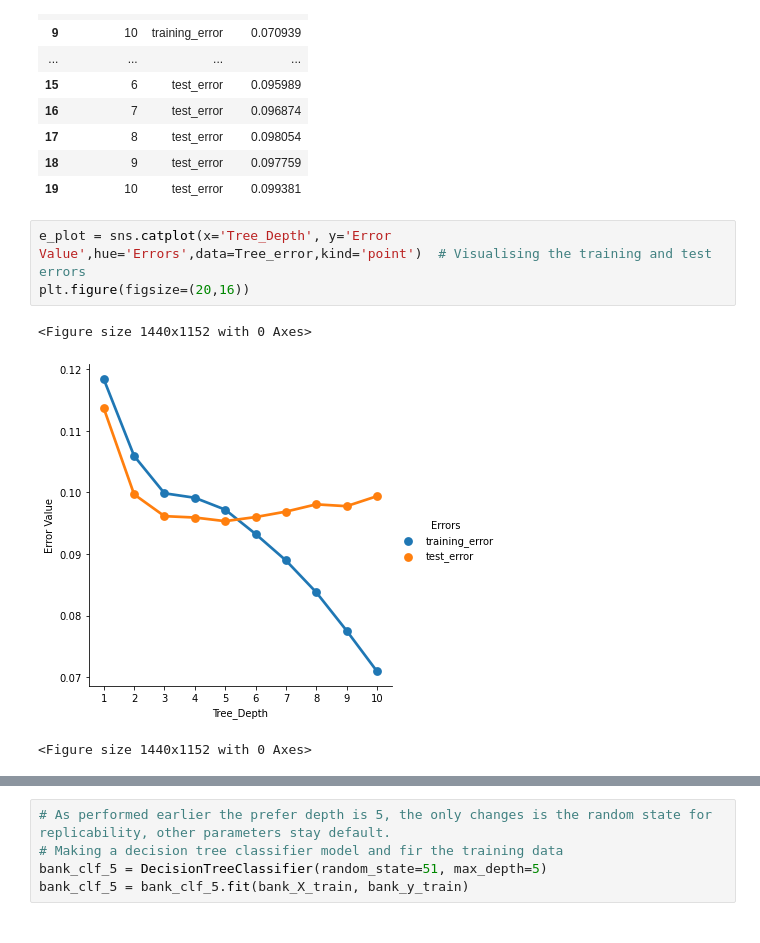
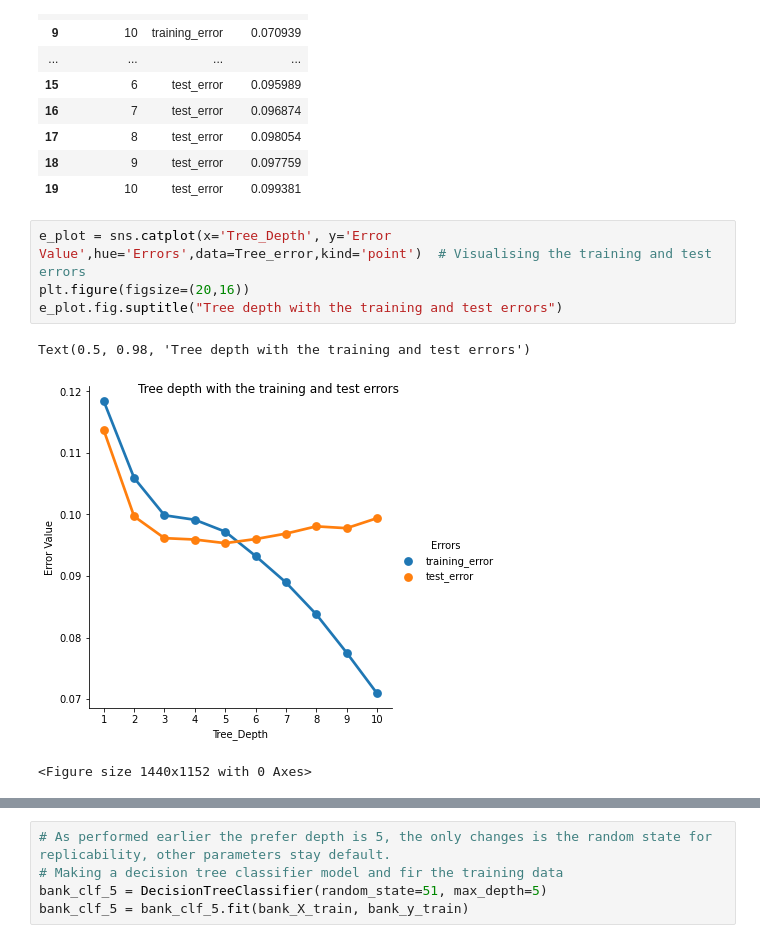
Before and after one commit to baomdoan/Classification-Practice, a Jupyter notebook: Bank Data.ipynb, the cells around one changed output, grey strips where cells are left out. Drawn from its saved outputs; the diff is of its cells as text.

```diff
--- a/Bank Data.ipynb
+++ b/Bank Data.ipynb
@@ -294,8 +293,9 @@ Tree_error
 # %%
 e_plot = sns.catplot(x='Tree_Depth', y='Error Value',hue='Errors',data=Tree_error,kind='point')  # Visualising the training and test errors
 plt.figure(figsize=(20,16))
+e_plot.fig.suptitle("Tree depth with the training and test errors")
 # %% [output]
-<Figure size 1440x1152 with 0 Axes>
+Text(0.5, 0.98, 'Tree depth with the training and test errors')
-[figure, old version]
+[figure, new version]
 <Figure size 1440x1152 with 0 Axes>
 # %% [markdown]
```
Also changed, not shown: parts of 26 cells of this notebook.
